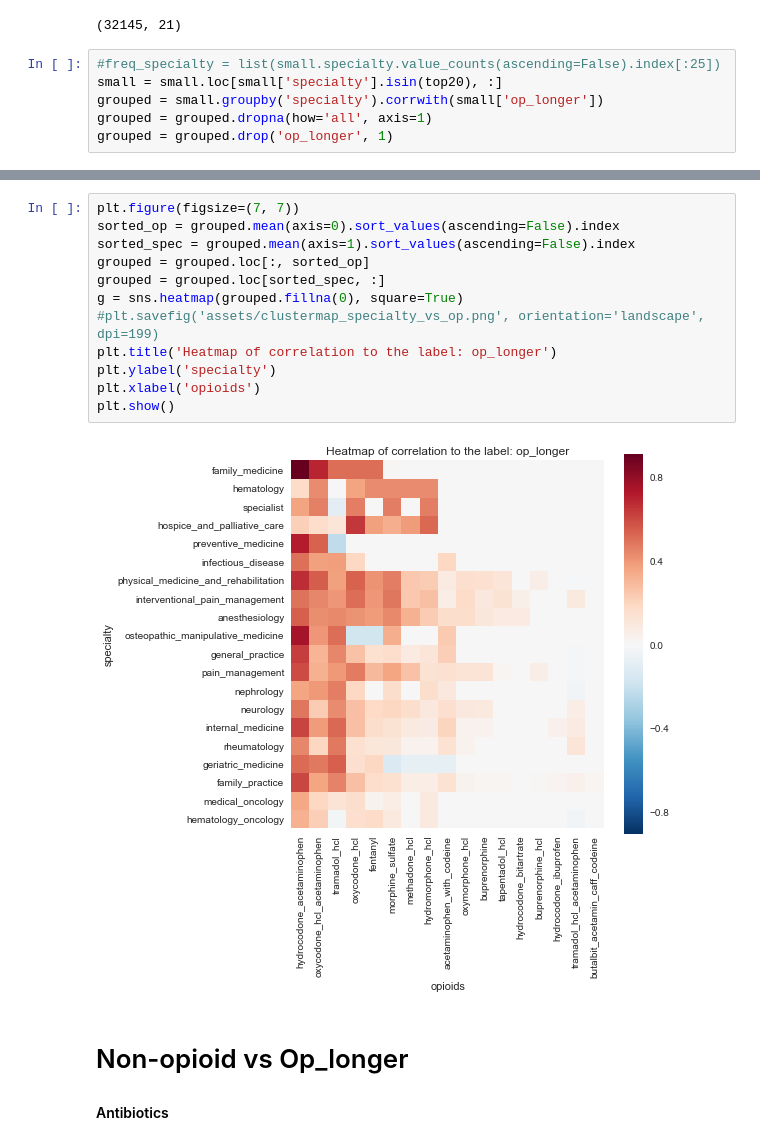
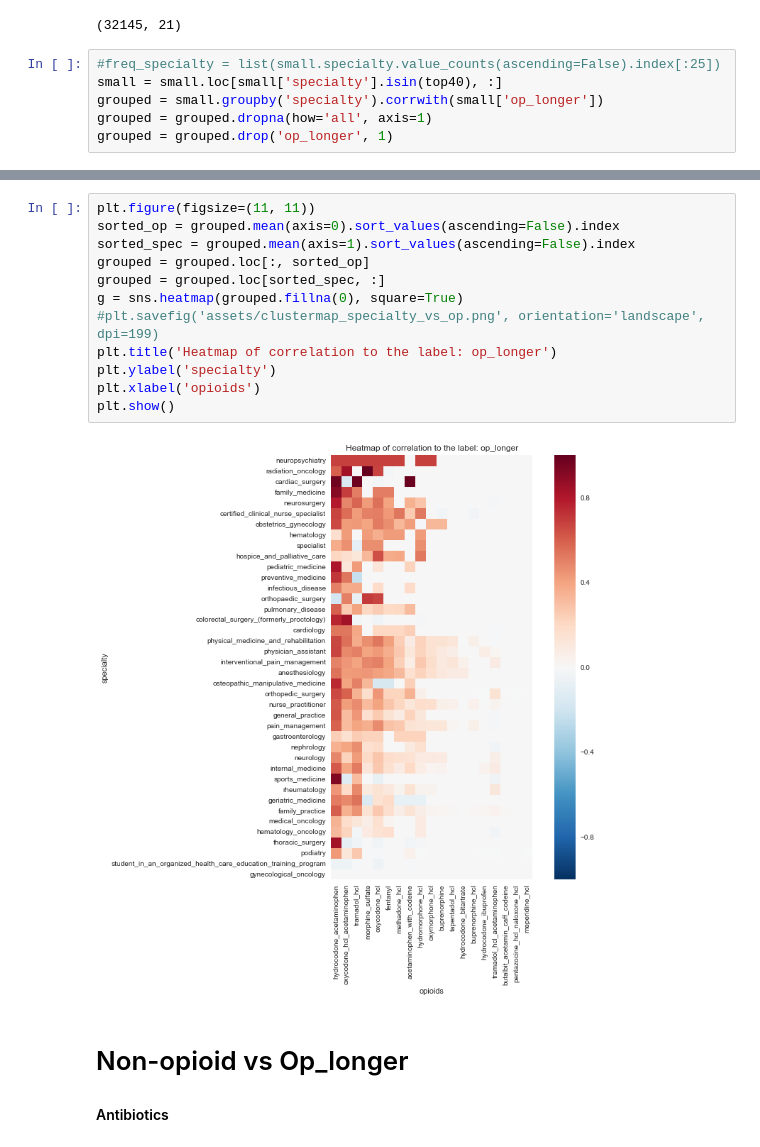
Before and after one commit to JennyLeeStat/Opioid, a Jupyter notebook: Opioid_EDA_TSNE.ipynb, the cells around one changed output, grey strips where cells are left out. Saved outputs shown, nothing was run; the diff lists cells and outputs as text.

```diff
--- a/Opioid_EDA_TSNE.ipynb
+++ b/Opioid_EDA_TSNE.ipynb
@@ -307,7 +307,7 @@ small.shape
 (32145, 21)
 # %%
 #freq_specialty = list(small.specialty.value_counts(ascending=False).index[:25])
-small = small.loc[small['specialty'].isin(top20), :]
+small = small.loc[small['specialty'].isin(top40), :]
 grouped = small.groupby('specialty').corrwith(small['op_longer'])
 grouped = grouped.dropna(how='all', axis=1)
 grouped = grouped.drop('op_longer', 1)
@@ -375,18 +377,18 @@ hematology_oncology                     0.123973
 dtype: float64
 # %%
-plt.figure(figsize=(7, 7))
+plt.figure(figsize=(11, 11))
 sorted_op = grouped.mean(axis=0).sort_values(ascending=False).index
 sorted_spec = grouped.mean(axis=1).sort_values(ascending=False).index
 grouped = grouped.loc[:, sorted_op]
 grouped = grouped.loc[sorted_spec, :]
 g = sns.heatmap(grouped.fillna(0), square=True)
 #plt.savefig('assets/clustermap_specialty_vs_op.png', orientation='landscape', dpi=199)
 plt.title('Heatmap of correlation to the label: op_longer')
 plt.ylabel('specialty')
 plt.xlabel('opioids')
 plt.show()
 # %% [output]
-[figure, old version]
+[figure, new version]
 # %% [markdown]
 # Non-opioid vs Op_longer
 
```
Also changed, not shown: parts of 3 cells of this notebook, 7 other files.
